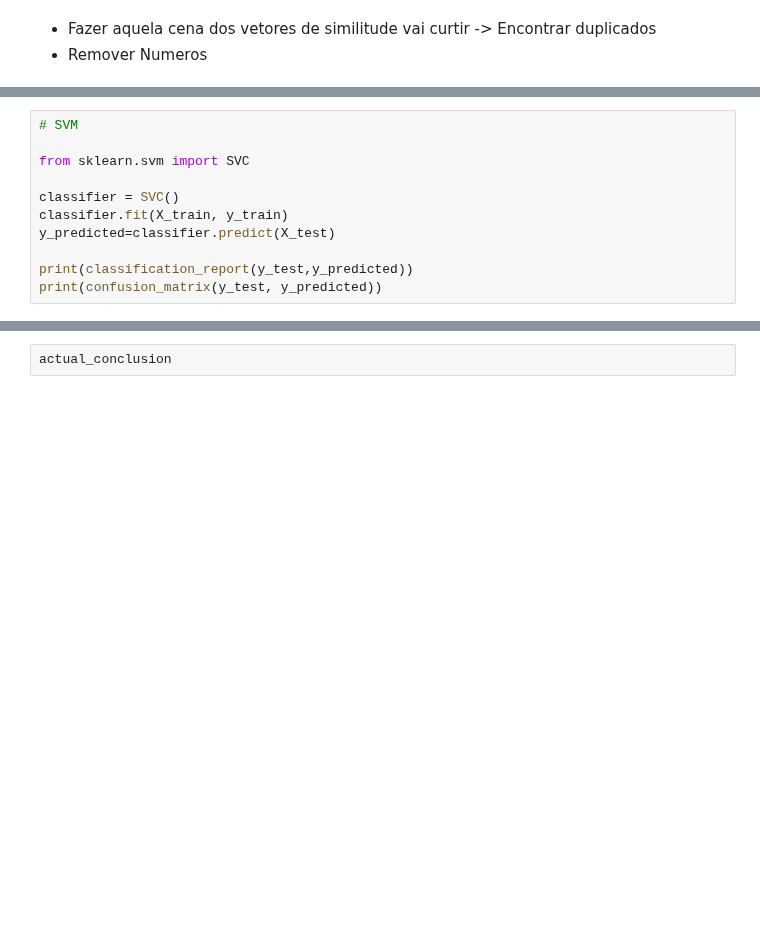
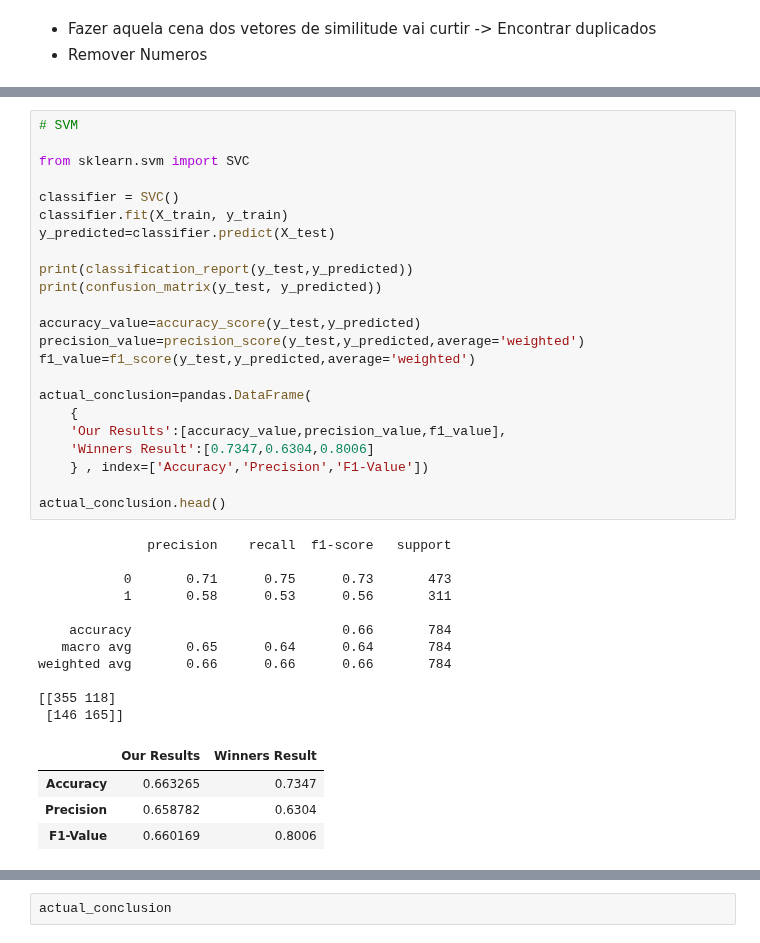
Before and after one commit to arubenruben/IART-Irony-Detection-In-English-Tweets, a Jupyter notebook: src/Irony Detection in English Tweets.ipynb, the cells around one changed output, grey strips where cells are left out. Cells and saved outputs as stored; diff of their text form; blank space fills up the shorter version.

```diff
--- a/src/Irony Detection in English Tweets.ipynb
+++ b/src/Irony Detection in English Tweets.ipynb
@@ -467,14 +564,42 @@ print(confusion_matrix(y_test, y_predicted))
 # %%
 # SVM
 
 from sklearn.svm import SVC
 
 classifier = SVC()
 classifier.fit(X_train, y_train)
 y_predicted=classifier.predict(X_test)
 
 print(classification_report(y_test,y_predicted))
 print(confusion_matrix(y_test, y_predicted))
+
+accuracy_value=accuracy_score(y_test,y_predicted)
+precision_value=precision_score(y_test,y_predicted,average='weighted')
+f1_value=f1_score(y_test,y_predicted,average='weighted')
+
+actual_conclusion=pandas.DataFrame(
+    {
+    'Our Results':[accuracy_value,precision_value,f1_value],
+    'Winners Result':[0.7347,0.6304,0.8006]
+    } , index=['Accuracy','Precision','F1-Value'])
+
+actual_conclusion.head()
+# %% [output]
+              precision    recall  f1-score   support
+
+           0       0.71      0.75      0.73       473
+           1       0.58      0.53      0.56       311
+
+    accuracy                           0.66       784
+   macro avg       0.65      0.64      0.64       784
+weighted avg       0.66      0.66      0.66       784
+
+[[355 118]
+ [146 165]]
+|  | Our Results | Winners Result |
+| Accuracy | 0.663265 | 0.7347 |
+| Precision | 0.658782 | 0.6304 |
+| F1-Value | 0.660169 | 0.8006 |
 # %%
 X_test=vectorizer.transform(test_data['tweet']).toarray()
 y_test=test_data['label']
```
Also changed, not shown: parts of 10 cells of this notebook, 1 other file.
